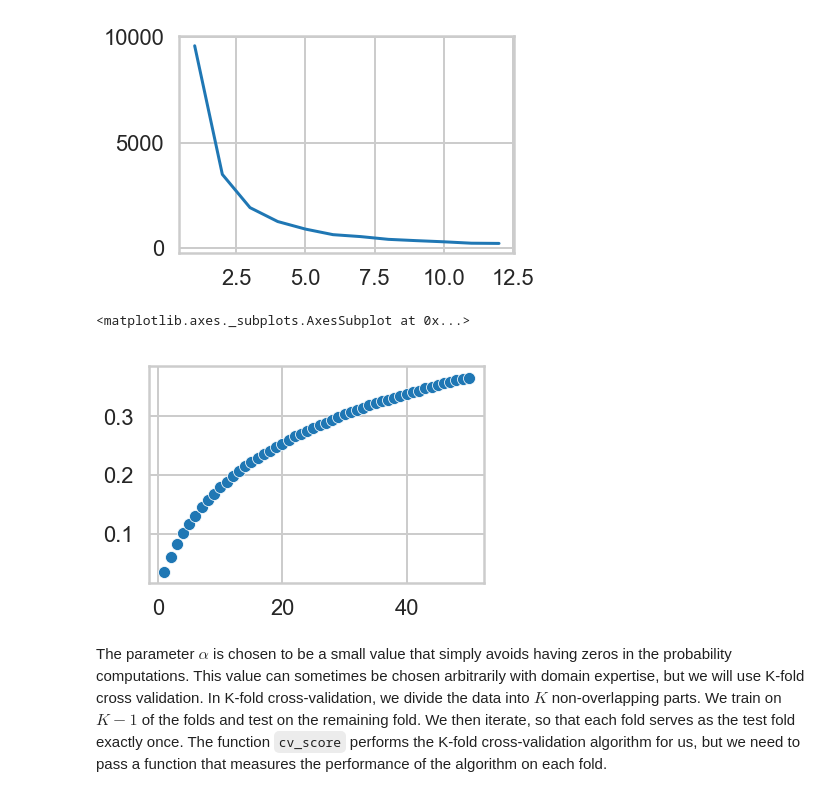
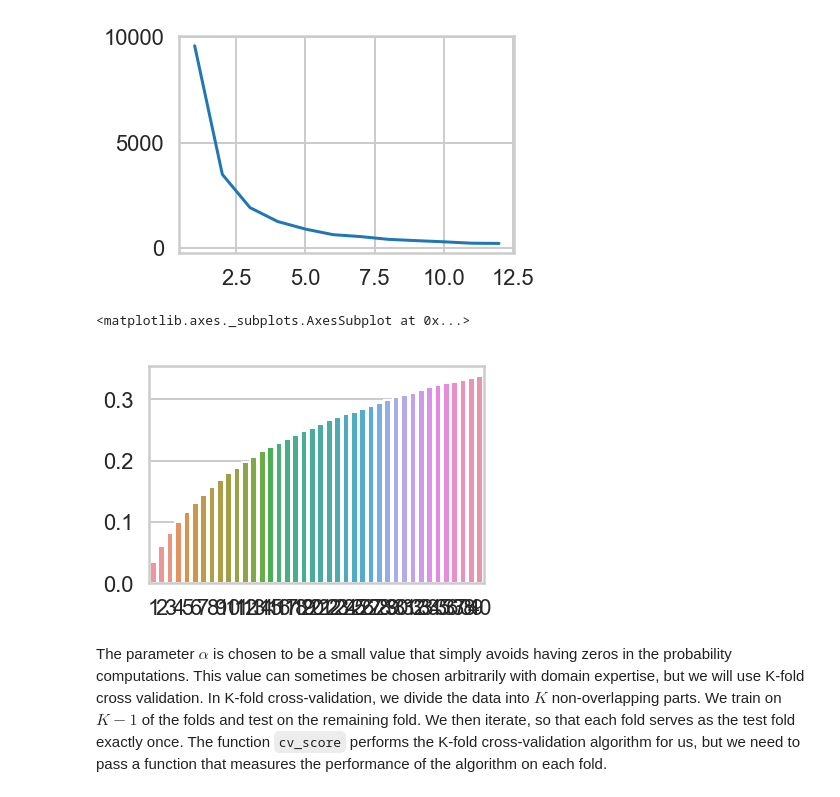
Before and after one commit to SDashev/Springboard-Miniprojects, a Jupyter notebook: Mini_Project_Naive_Bayes_SD.ipynb, the cells around one changed output. Drawn from its saved outputs; the diff is of its cells as text; code cells hidden in the pictures.

```diff
--- a/Mini_Project_Naive_Bayes_SD.ipynb
+++ b/Mini_Project_Naive_Bayes_SD.ipynb
@@ -392,23 +392,24 @@ sns.lineplot(doc_count[:n-1], freq[:n-1])
 # %%
 # Construct the cumulative distribution of document frequencies (df)
 
 # total frequency
 total = 0
 for i in range(len(freq)):
     total += freq[i] * doc_count[i]
 #
 
 cum_count =[]
 cum_count.append(freq[0]/total)
 for i in range(1, len(freq)):
     cum_count.append(cum_count[-1] + freq[i]*doc_count[i]/total)
 
 
 #
-sns.scatterplot(doc_count[:50], cum_count[:50])
+n = 40
+sns.barplot(x=doc_count[:n], y=cum_count[:n])
 # %% [output]
 <matplotlib.axes._subplots.AxesSubplot at 0x...>
-[figure, old version]
+[figure, new version]
 # %% [markdown]
 The parameter $\alpha$ is chosen to be a small value that simply avoids having zeros in the probability computations. This value can sometimes be chosen arbitrarily with domain expertise, but we will use K-fold cross validation. In K-fold cross-validation, we divide the data into $K$ non-overlapping parts. We train on $K-1$ of the folds and test on the remaining fold. We then iterate, so that each fold serves as the test fold exactly once. The function `cv_score` performs the K-fold cross-validation algorithm for us, but we need to pass a function that measures the performance of the algorithm on each fold.
 # %%
```
Also changed, not shown: parts of 10 cells of this notebook.
